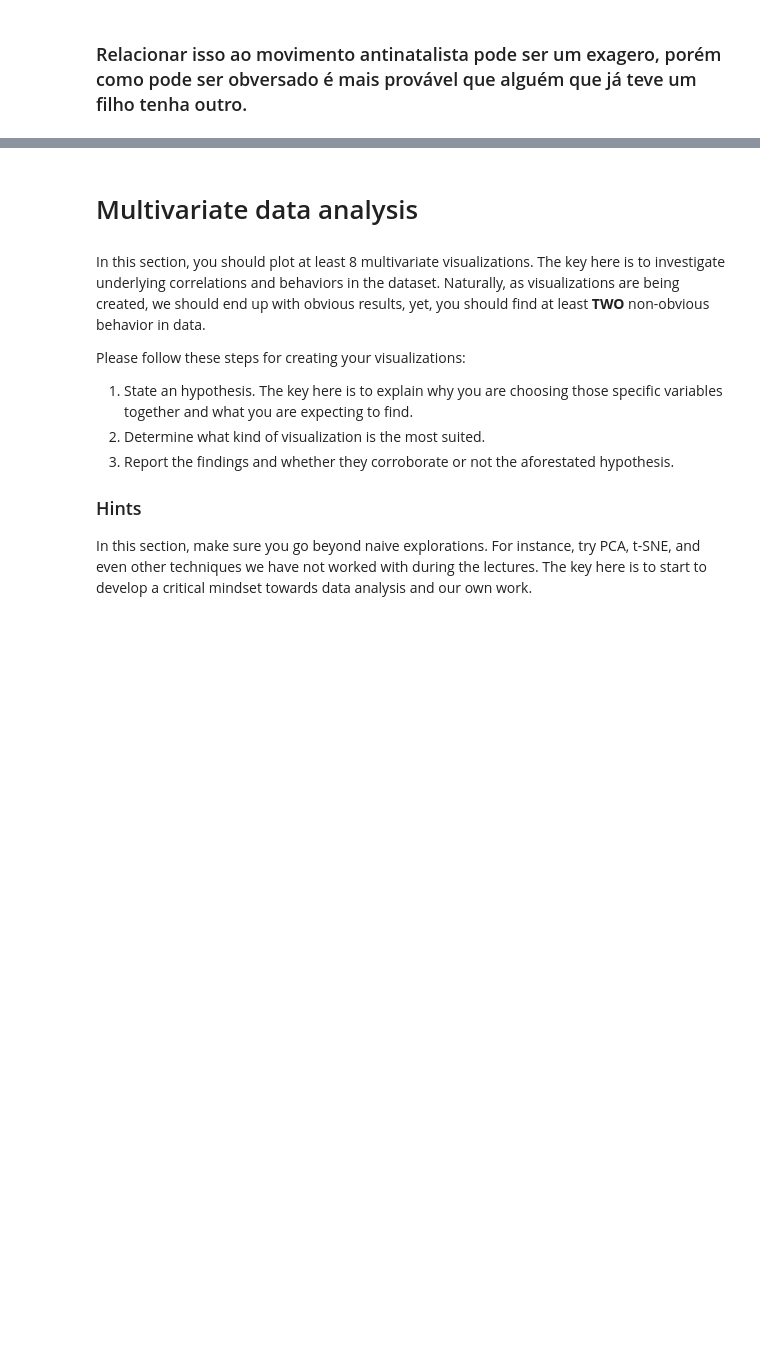
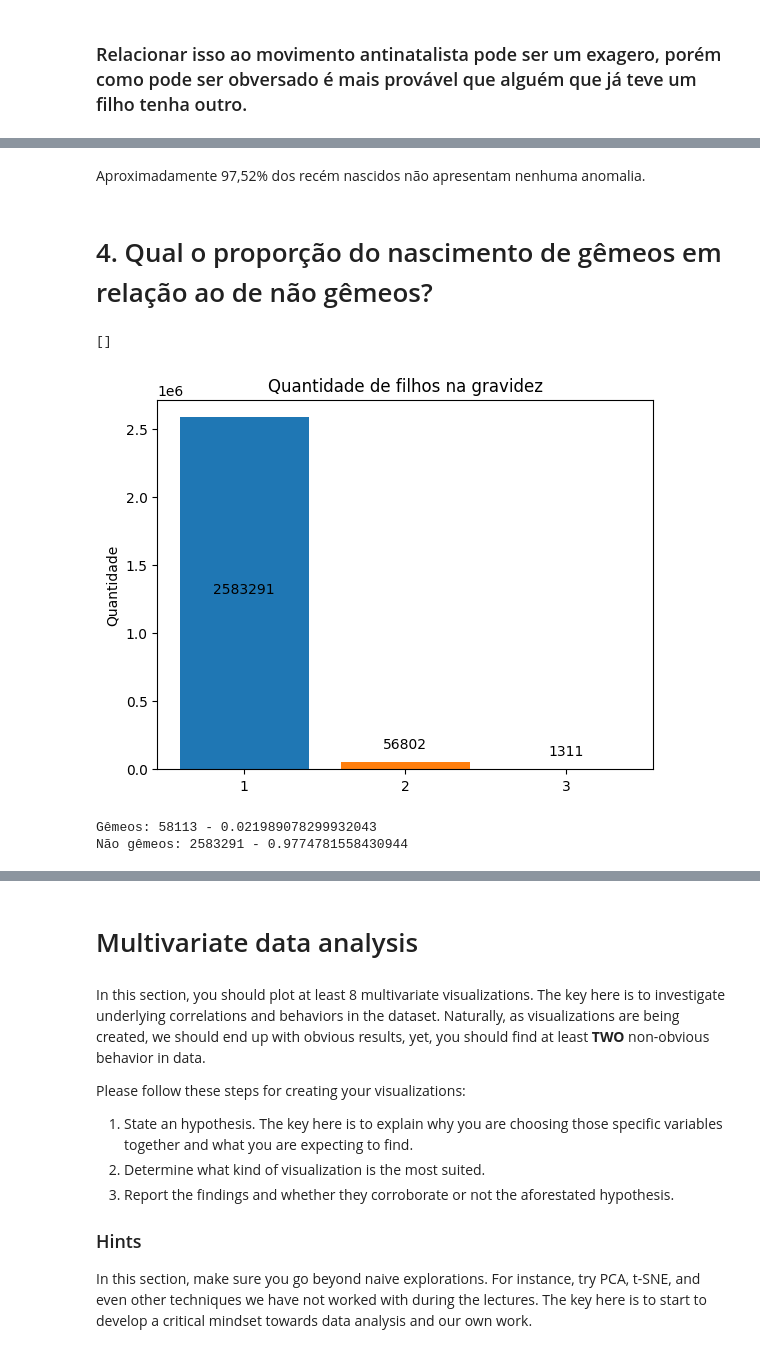
Before and after one commit to danielnowakassis/SINASC-Dataset, a Jupyter notebook: DS_project_template.ipynb, the cells around one changed output, grey strips where cells are left out. Drawn from its saved outputs; the diff is of its cells as text; code cells hidden in the pictures; blank space fills up the shorter version.

```diff
--- a/DS_project_template.ipynb
+++ b/DS_project_template.ipynb
@@ -457,0 +554,33 @@ plt.show()
+# %% [markdown]
+Aproximadamente 97,52% dos recém nascidos não apresentam nenhuma anomalia.
+# %% [markdown]
+# 4. Qual o proporção do nascimento de gêmeos em relação ao de não gêmeos?
+# %%
+def addlabels(x,y):
+    for i in x:
+        pos = y[i]//2 if i == 1 else y[i] + 100000
+        plt.text(i,pos, y[i], ha="center")
+
+qtd_filhos = full_df[["GRAVIDEZ"]].rename(columns={"GRAVIDEZ": "Quantidade de filhos na gravidez"})
+
+contagem = qtd_filhos["Quantidade de filhos na gravidez"].value_counts()
+
+fig, ax = plt.subplots()
+ax.bar(contagem.index, contagem, label=contagem.index, color=['#1f77b4', '#ff7f0e', '#2ca02c'])
+
+addlabels(contagem.index, contagem)
+
+plt.xticks(contagem.index)
+plt.ylabel('Quantidade')
+plt.title("Quantidade de filhos na gravidez")
+plt.plot()
+# %% [output]
+[]
+[figure, added]
+# %%
+
+print(f'Gêmeos: {contagem[2] + contagem[3]} - {(contagem[2] + contagem[3]) / len(qtd_filhos["Quantidade de filhos na gravidez"])}')
+print(f'Não gêmeos: {contagem[1]} - {contagem[1] / len(qtd_filhos["Quantidade de filhos na gravidez"])}')
+# %% [output]
+Gêmeos: 58113 - 0.021989078299932043
+Não gêmeos: 2583291 - 0.9774781558430944
```
Also changed, not shown: parts of 30 cells of this notebook.
